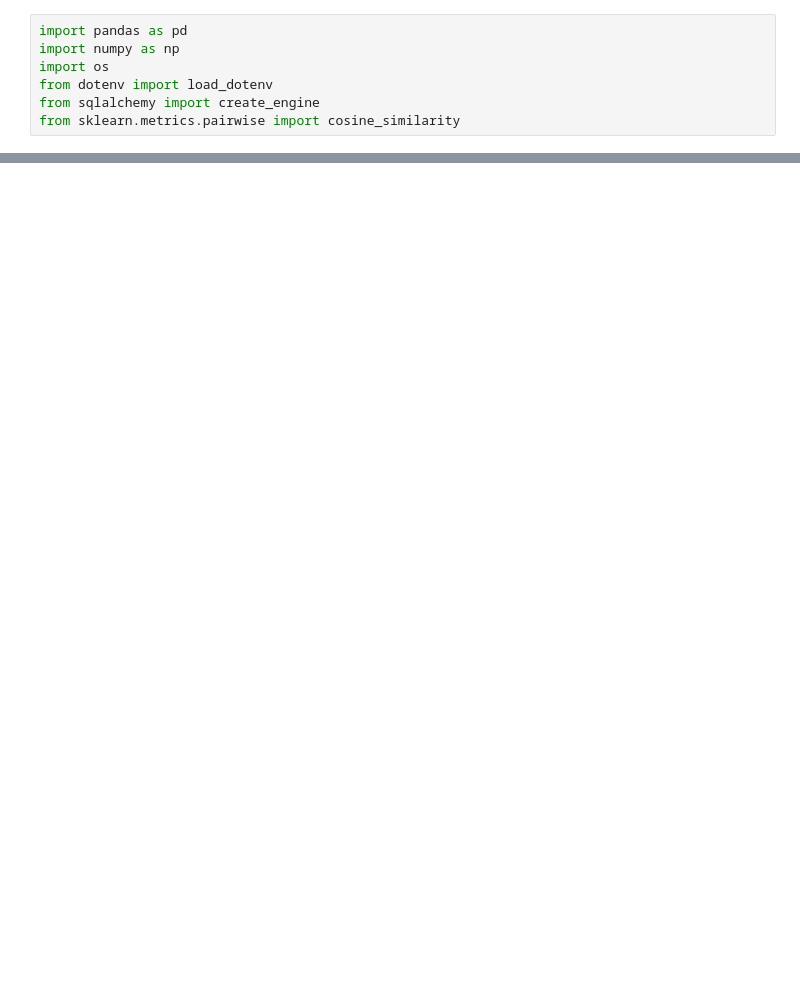
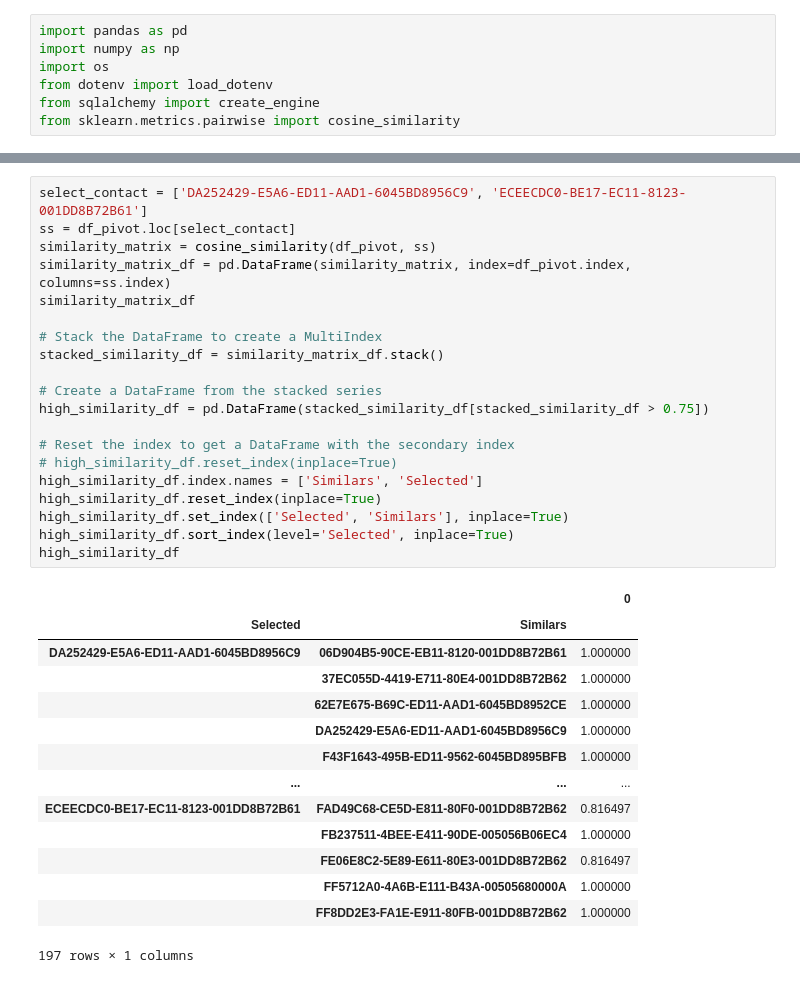
Before and after one commit to Pineapple217/HoGent-Data-Engineering-Project-2324, a Jupyter notebook: notebooks/User based Collaborative filtering/Userbased.ipynb, the cells around one changed output, grey strips where cells are left out. Saved outputs shown, nothing was run; the diff lists cells and outputs as text; blank space fills up the shorter version.

```diff
--- a/notebooks/User based Collaborative filtering/Userbased.ipynb
+++ b/notebooks/User based Collaborative filtering/Userbased.ipynb
@@ -102 +73,36 @@ similar_users
+# %%
+select_contact = ['DA252429-E5A6-ED11-AAD1-6045BD8956C9', 'ECEECDC0-BE17-EC11-8123-001DD8B72B61']
+ss = df_pivot.loc[select_contact]
+similarity_matrix = cosine_similarity(df_pivot, ss)
+similarity_matrix_df = pd.DataFrame(similarity_matrix, index=df_pivot.index, columns=ss.index)
+similarity_matrix_df
+
+# Stack the DataFrame to create a MultiIndex
+stacked_similarity_df = similarity_matrix_df.stack()
+
+# Create a DataFrame from the stacked series
+high_similarity_df = pd.DataFrame(stacked_similarity_df[stacked_similarity_df > 0.75])
+
+# Reset the index to get a DataFrame with the secondary index
+# high_similarity_df.reset_index(inplace=True)
+high_similarity_df.index.names = ['Similars', 'Selected']
+high_similarity_df.reset_index(inplace=True)
+high_similarity_df.set_index(['Selected', 'Similars'], inplace=True)
+high_similarity_df.sort_index(level='Selected', inplace=True)
+high_similarity_df
+# %% [output]
+|  |  | 0 |
+| Selected | Similars |  |
+| DA252429-E5A6-ED11-AAD1-6045BD8956C9 | 06D904B5-90CE-EB11-8120-001DD8B72B61 | 1.000000 |
+|  | 37EC055D-4419-E711-80E4-001DD8B72B62 | 1.000000 |
+|  | 62E7E675-B69C-ED11-AAD1-6045BD8952CE | 1.000000 |
+|  | DA252429-E5A6-ED11-AAD1-6045BD8956C9 | 1.000000 |
+|  | F43F1643-495B-ED11-9562-6045BD895BFB | 1.000000 |
+| ... | ... | ... |
+| ECEECDC0-BE17-EC11-8123-001DD8B72B61 | FAD49C68-CE5D-E811-80F0-001DD8B72B62 | 0.816497 |
+|  | FB237511-4BEE-E411-90DE-005056B06EC4 | 1.000000 |
+|  | FE06E8C2-5E89-E611-80E3-001DD8B72B62 | 0.816497 |
+|  | FF5712A0-4A6B-E111-B43A-00505680000A | 1.000000 |
+|  | FF8DD2E3-FA1E-E911-80FB-001DD8B72B62 | 1.000000 |
+197 rows × 1 columns
 # %%
```
Also changed, not shown: parts of 12 cells of this notebook.
